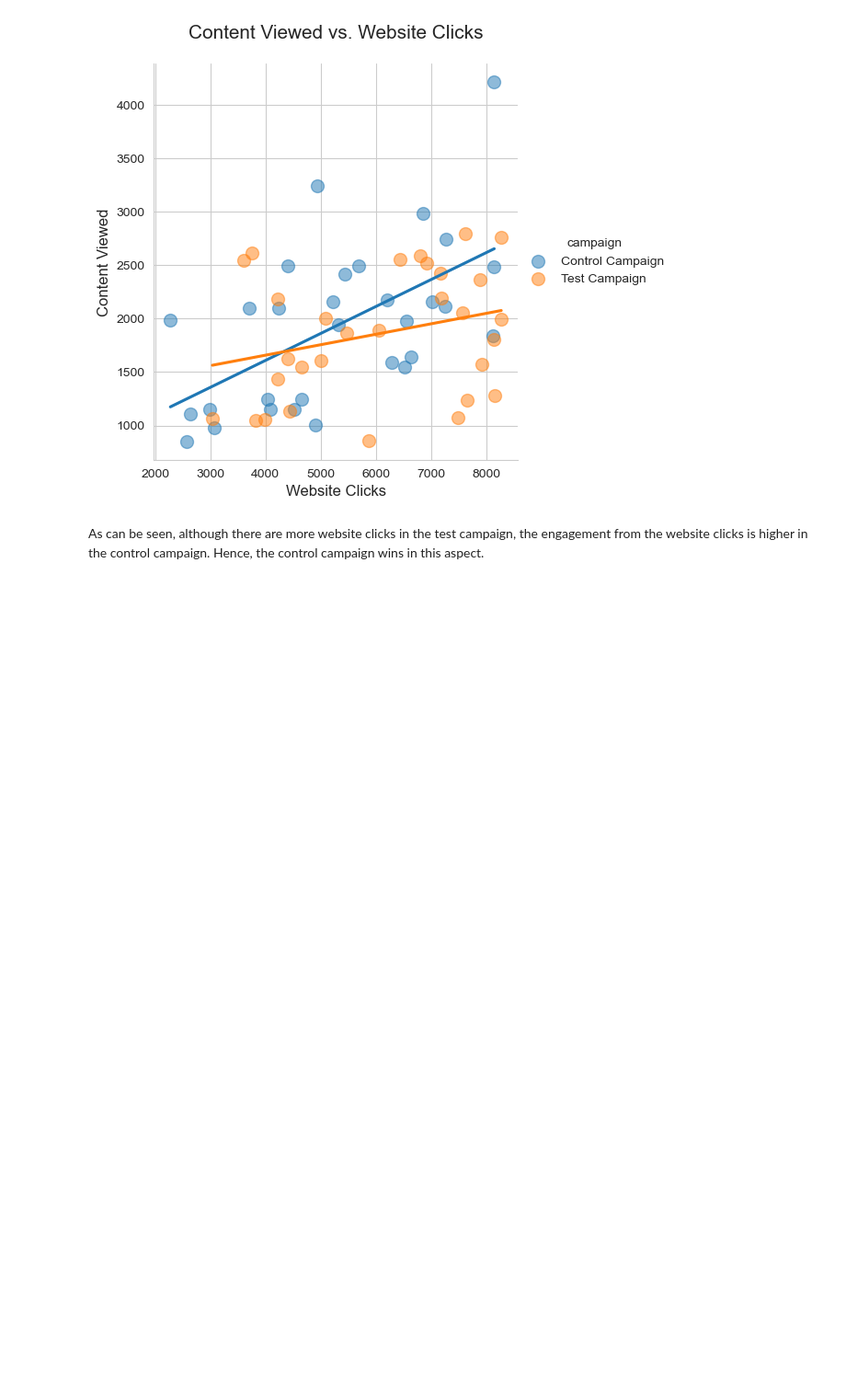
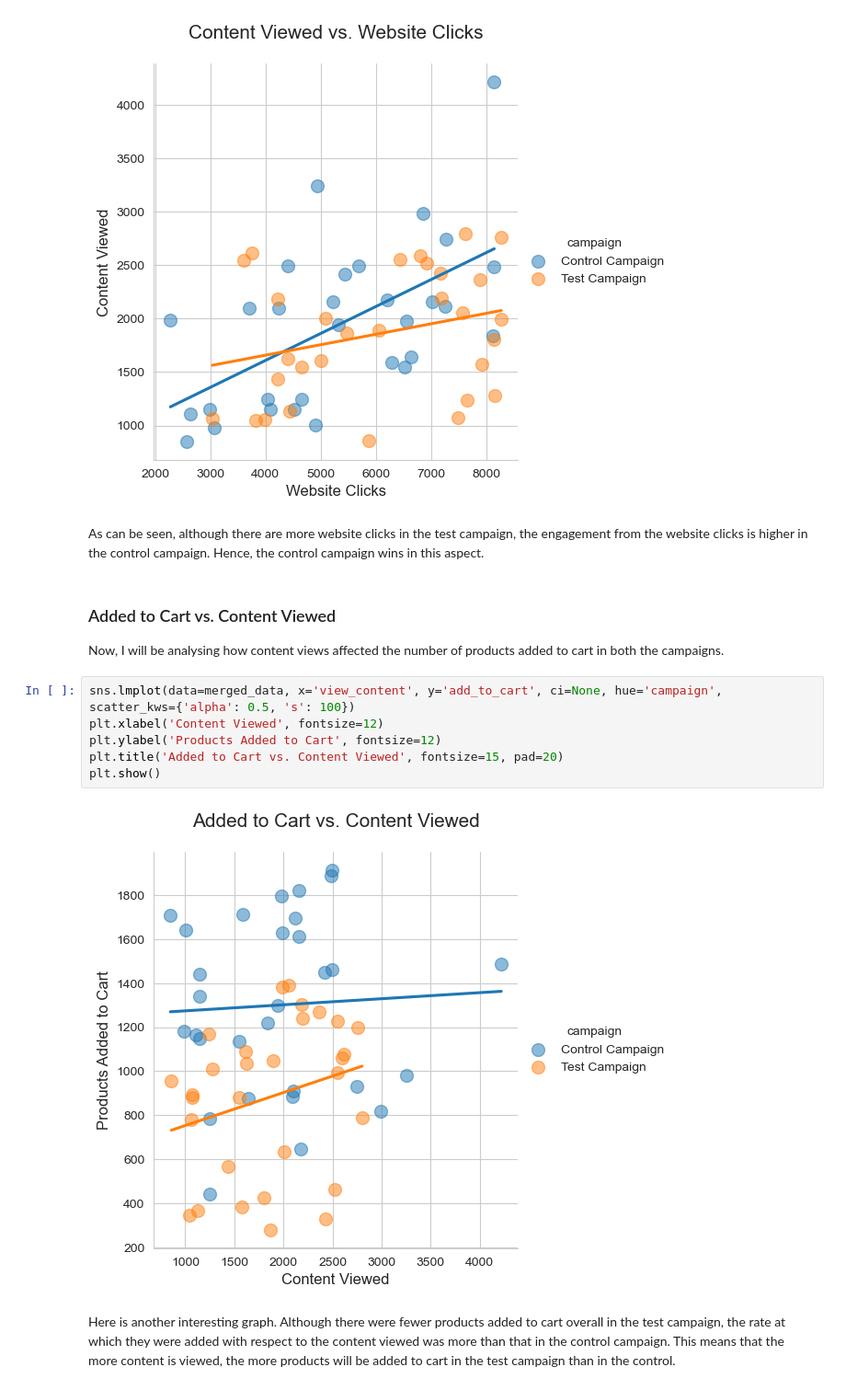
Before and after one commit to Rafsan7238/Data-Analysis_Data-Science_Projects, a Jupyter notebook: Python Projects/Website Landing Page A:B Testing/E-Commerce Website A:B Testing.ipynb, the cells around one changed output. Shown at 92% size. Cells and saved outputs as stored; diff of their text form; blank space fills up the shorter version.

Commit message:
Plotted Added to Cart vs. Content Viewed

```diff
--- a/Python Projects/Website Landing Page A:B Testing/E-Commerce Website A:B Testing.ipynb
+++ b/Python Projects/Website Landing Page A:B Testing/E-Commerce Website A:B Testing.ipynb
@@ -512,3 +512,16 @@ plt.show()
 [figure]
 # %% [markdown]
 As can be seen, although there are more website clicks in the test campaign, the engagement from the website clicks is higher in the control campaign. Hence, the control campaign wins in this aspect.
+# %% [markdown]
+### Added to Cart vs. Content Viewed
+Now, I will be analysing how content views affected the number of products added to cart in both the campaigns.
+# %%
+sns.lmplot(data=merged_data, x='view_content', y='add_to_cart', ci=None, hue='campaign', scatter_kws={'alpha': 0.5, 's': 100})
+plt.xlabel('Content Viewed', fontsize=12)
+plt.ylabel('Products Added to Cart', fontsize=12)
+plt.title('Added to Cart vs. Content Viewed', fontsize=15, pad=20)
+plt.show()
+# %% [output]
+[figure, added]
+# %% [markdown]
+Here is another interesting graph. Although there were fewer products added to cart overall in the test campaign, the rate at which they were added with respect to the content viewed was more than that in the control campaign. This means that the more content is viewed, the more products will be added to cart in the test campaign than in the control.
```
